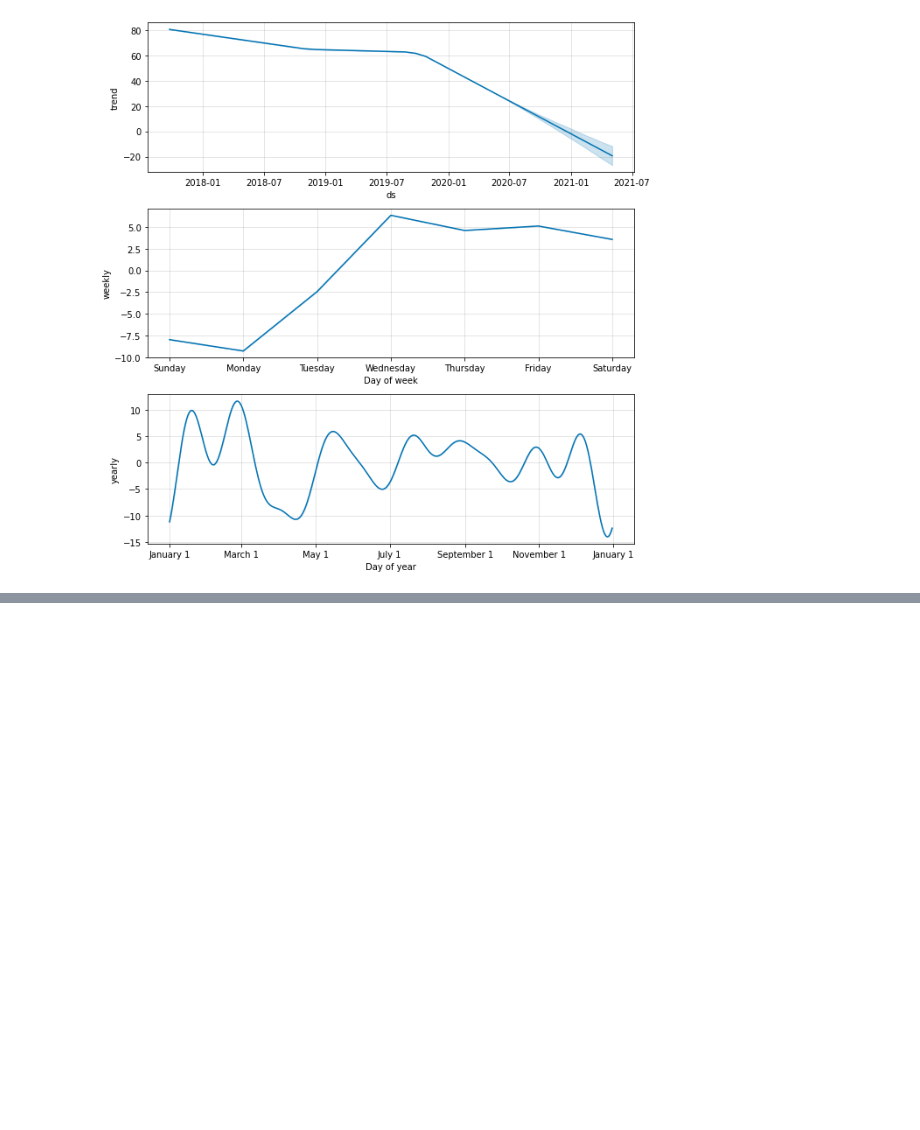
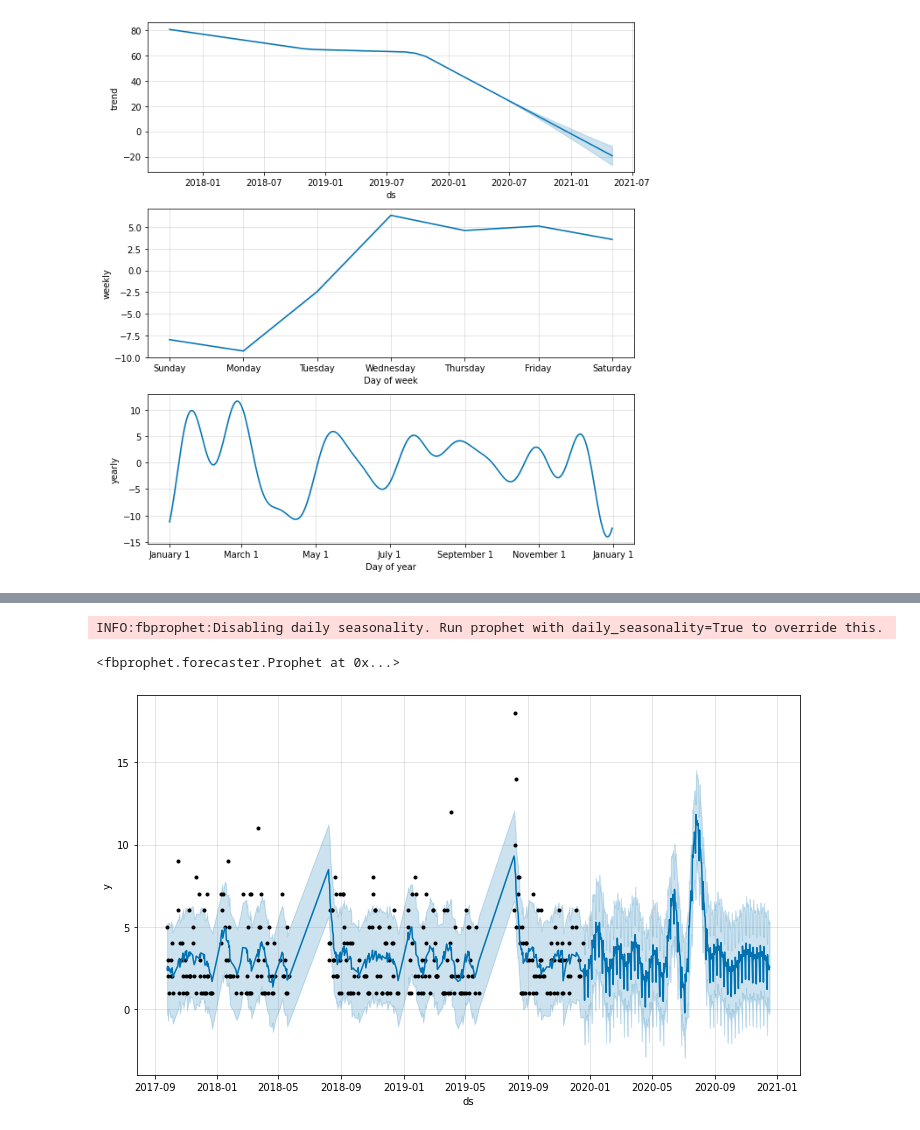
Before and after one commit to mrkjhsn/City-of-Scottsdale-Citations, a Jupyter notebook: citation_predictions.ipynb, the cells around one changed output, grey strips where cells are left out. Drawn from its saved outputs; the diff is of its cells as text; code cells hidden in the pictures; blank space fills up the shorter version.

```diff
--- a/citation_predictions.ipynb
+++ b/citation_predictions.ipynb
@@ -93,0 +224,8 @@ It's unclear to me why Wednesday has the most
+# %%
+# aggregate based on count per day
+count_per_day = citations[(citations['Charge Description'] == 'Exceed 15mph In School Crossing') &
+         (citations['Citation Date'] < '2020-01-01')].groupby('Citation Date').size().reset_index()
+# %%
+# assign labels to colmns
+# based on what Prophet requires
+count_per_day.columns = ["ds", "y"]
@@ -93,0 +248,17 @@ It's unclear to me why Wednesday has the most
+# %%
+m1 = Prophet()
+m1.fit(count_per_day)
+# %% [output]
+INFO:fbprophet:Disabling daily seasonality. Run prophet with daily_seasonality=True to override this.
+<fbprophet.forecaster.Prophet at 0x...>
+# %%
+# predict 1 year into the future
+future1 = m1.make_future_dataframe(periods=365)
+
+# make forecast
+forecast1 = m1.predict(future1)
+
+# plot forecast
+m1.plot(forecast1);
+# %% [output]
+[figure, added]
```
Also changed, not shown: parts of 27 cells of this notebook.
